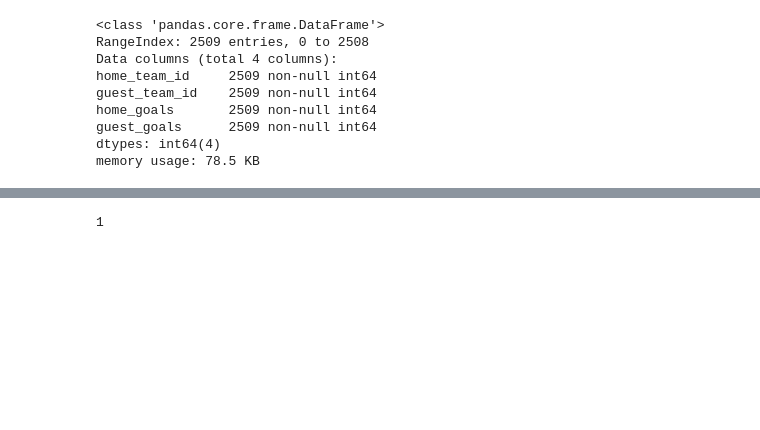
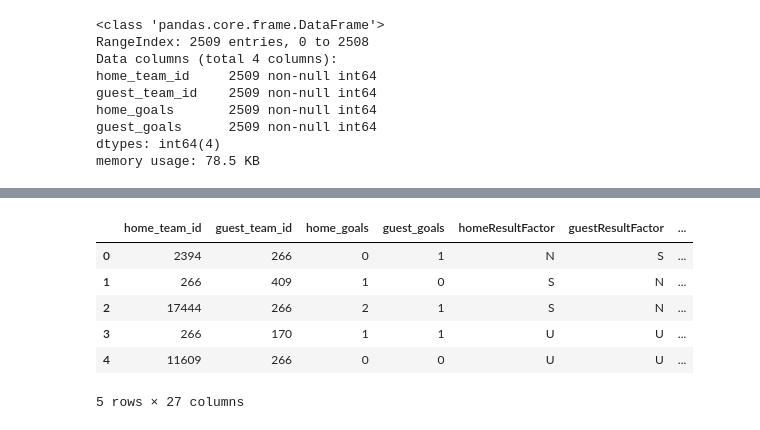
Before and after one commit to thomashon/football-prediction, a Jupyter notebook: scraper/preprocessing.ipynb, the cells around one changed output, grey strips where cells are left out. Saved outputs shown, nothing was run; the diff lists cells and outputs as text; code cells hidden in the pictures; blank space fills up the shorter version.

```diff
--- a/scraper/preprocessing.ipynb
+++ b/scraper/preprocessing.ipynb
@@ -215,4 +164,0 @@ goals.head()
-# %%
-goals.home_goals.groupby(goals.guest_team_id).cumsum().iloc[3]
-# %% [output]
-1
@@ -219 +169,11 @@ goals.home_goals.groupby(goals.guest_team_id).cumsum().iloc[3]
+# %%
+goals_prep.head()
+# %% [output]
+|  | home_team_id | guest_team_id | home_goals | guest_goals | homeResultFactor | guestResultFactor | ... |
+| 0 | 2394 | 266 | 0 | 1 | N | S | ... |
+| 1 | 266 | 409 | 1 | 0 | S | N | ... |
+| 2 | 17444 | 266 | 2 | 1 | S | N | ... |
+| 3 | 266 | 170 | 1 | 1 | U | U | ... |
+| 4 | 11609 | 266 | 0 | 0 | U | U | ... |
+5 rows × 27 columns
 # %%
```
Also changed, not shown: parts of 22 cells of this notebook, 4 other files.
